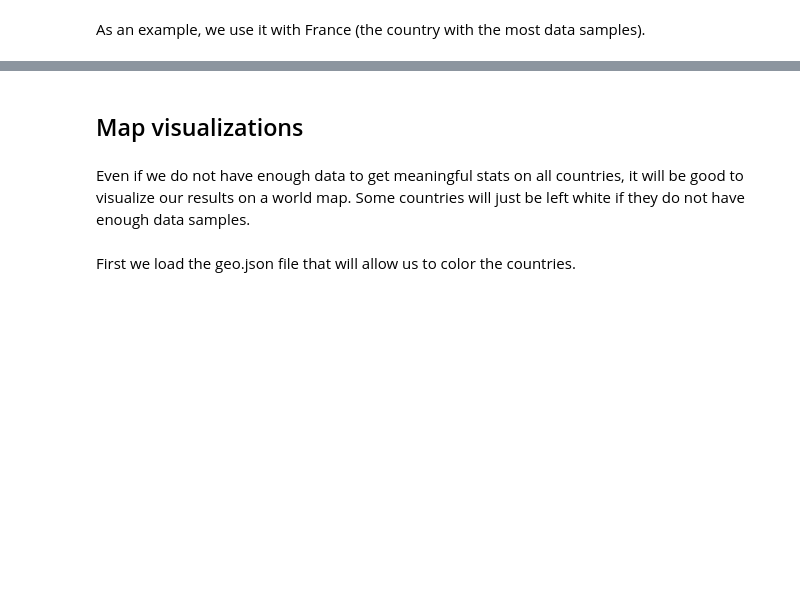
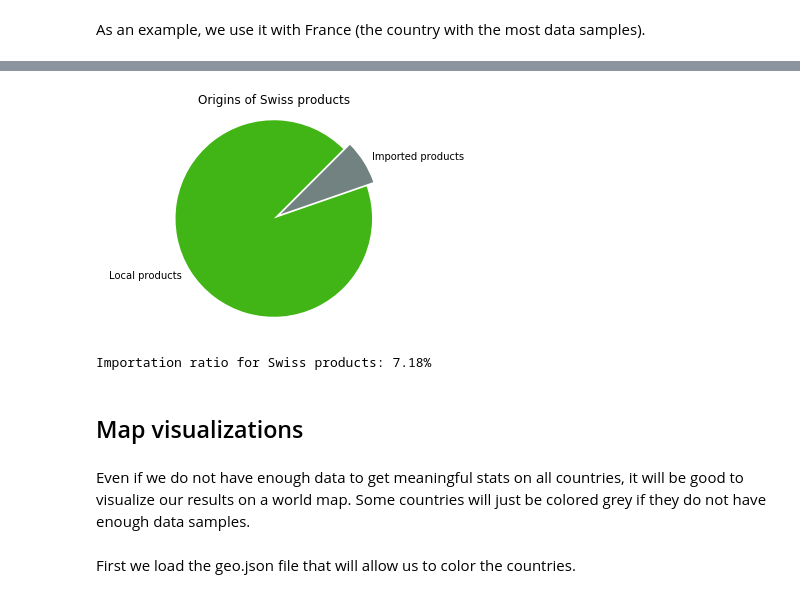
Before and after one commit to mattbuot/Project, a Jupyter notebook: ProjectADA-Final.ipynb, the cells around one changed output, grey strips where cells are left out. Drawn from its saved outputs; the diff is of its cells as text; code cells hidden in the pictures; blank space fills up the shorter version.

```diff
--- a/ProjectADA-Final.ipynb
+++ b/ProjectADA-Final.ipynb
@@ -704,7 +727,27 @@ df_import_export_fr = compute_import_export(df_with_origins, 'France')
+# %%
+local_swiss_products = len(df_with_origins[(df_with_origins['countries_en'] == 'Switzerland') & \
+                                            (df_with_origins['origins'] == 'Switzerland')])
+
+imported_swiss_products = len(df_with_countries[(df_with_countries['countries_en'] == 'Switzerland') & \
+                                                 (df_with_origins['origins'] != 'Switzerland')])
+
+plt.pie([local_swiss_products, imported_swiss_products], \
+       labels=['Local products', 'Imported products'], \
+       colors=[local_color, imported_color], \
+       explode=(0, 0.08), startangle=45)
+plt.title('Origins of Swiss products')
+plt.axis('equal')
+plt.show()
+
+importation_ratio_switzerland = imported_swiss_products / (imported_swiss_products + local_swiss_products) * 100
+print(f'Importation ratio for Swiss products: {importation_ratio_switzerland:.2f}%')
+# %% [output]
+[figure, added]
+Importation ratio for Swiss products: 7.18%
 # %% [markdown]
 ## Map visualizations
 # %% [markdown]
-Even if we do not have enough data to get meaningful stats on all countries, it will be good to visualize our results on a world map. Some countries will just be left white if they do not have enough data samples.
+Even if we do not have enough data to get meaningful stats on all countries, it will be good to visualize our results on a world map. Some countries will just be colored grey if they do not have enough data samples.
 # %% [markdown]
 First we load the geo.json file that will allow us to color the countries.
 # %%
```
Also changed, not shown: parts of 6 cells of this notebook, 19 other files.
